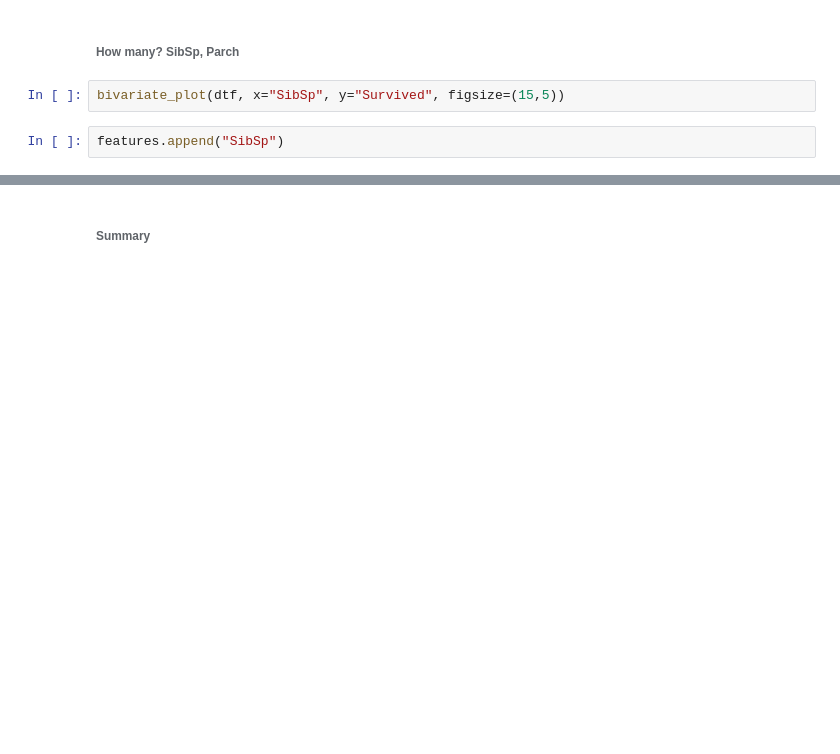
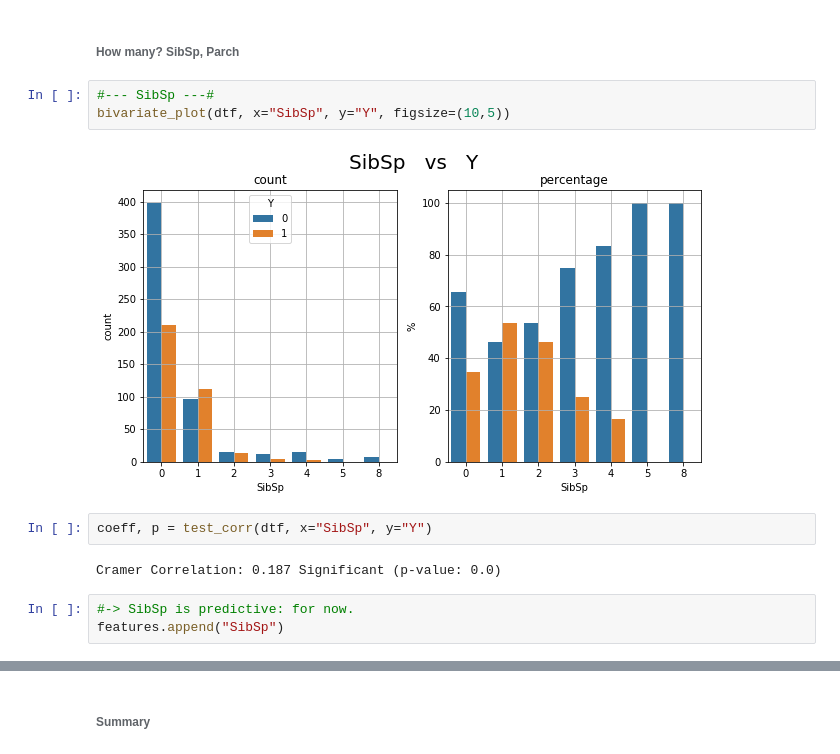
Before and after one commit to mdipietro09/DataScience_ArtificialIntelligence_Utils, a Jupyter notebook: machine_learning/classification_example.ipynb, the cells around one changed output, grey strips where cells are left out. Saved outputs shown, nothing was run; the diff lists cells and outputs as text; blank space fills up the shorter version.

```diff
--- a/machine_learning/classification_example.ipynb
+++ b/machine_learning/classification_example.ipynb
@@ -103,7 +164,15 @@ cross_distributions(dtf, x1="Cabin_section", x2="Pclass", y="Survived", figsize=
 # %% [markdown]
 ###### How many? SibSp, Parch
 # %%
-bivariate_plot(dtf, x="SibSp", y="Survived", figsize=(15,5))
+#--- SibSp ---#
+bivariate_plot(dtf, x="SibSp", y="Y", figsize=(10,5))
+# %% [output]
+[figure, added]
-# %%
-features.append("SibSp")
+# %%
+coeff, p = test_corr(dtf, x="SibSp", y="Y")
+# %% [output]
+Cramer Correlation: 0.187 Significant (p-value: 0.0)
+# %%
+#-> SibSp is predictive: for now.
+features.append("SibSp")
 # %%
```
Also changed, not shown: parts of 71 cells of this notebook, 3 other files.
